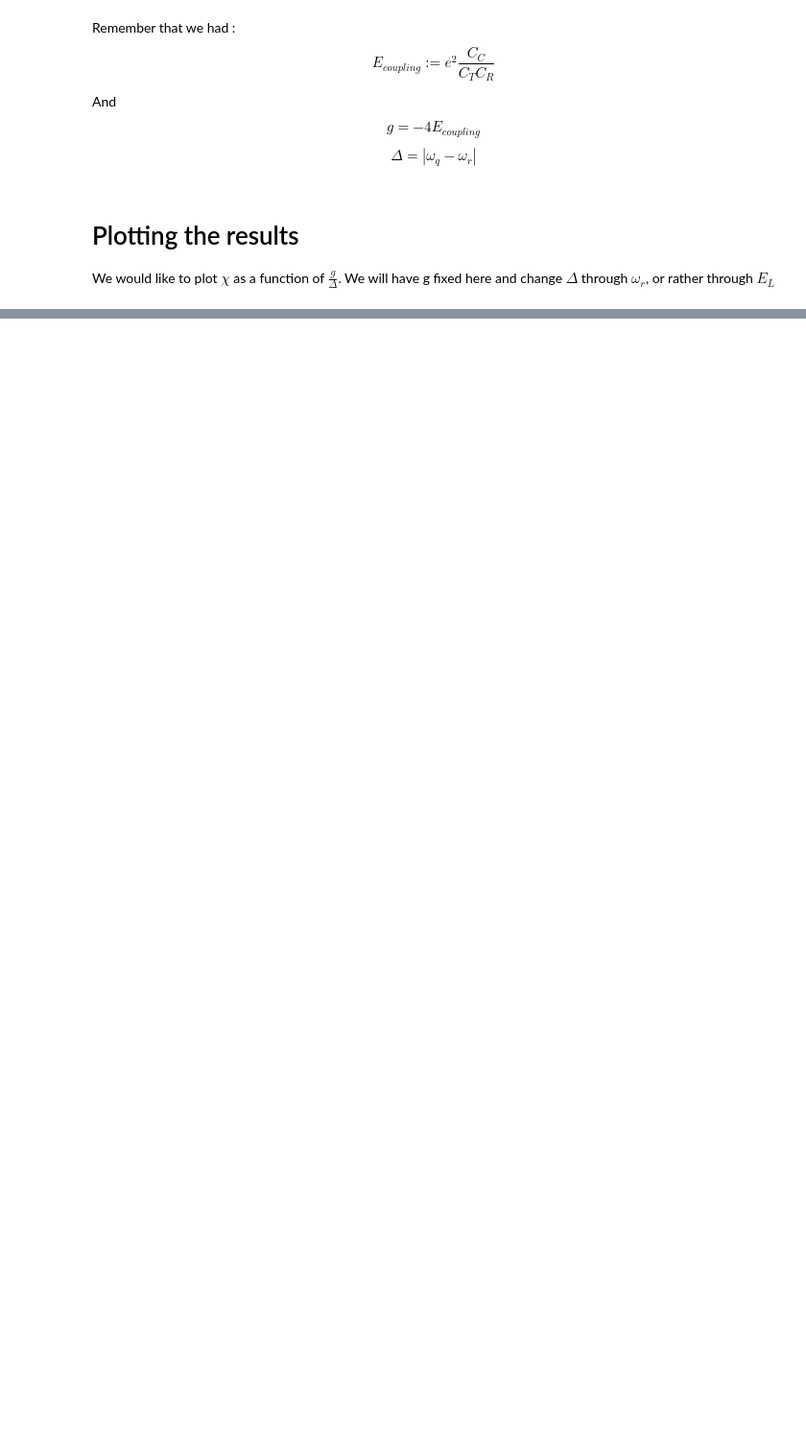
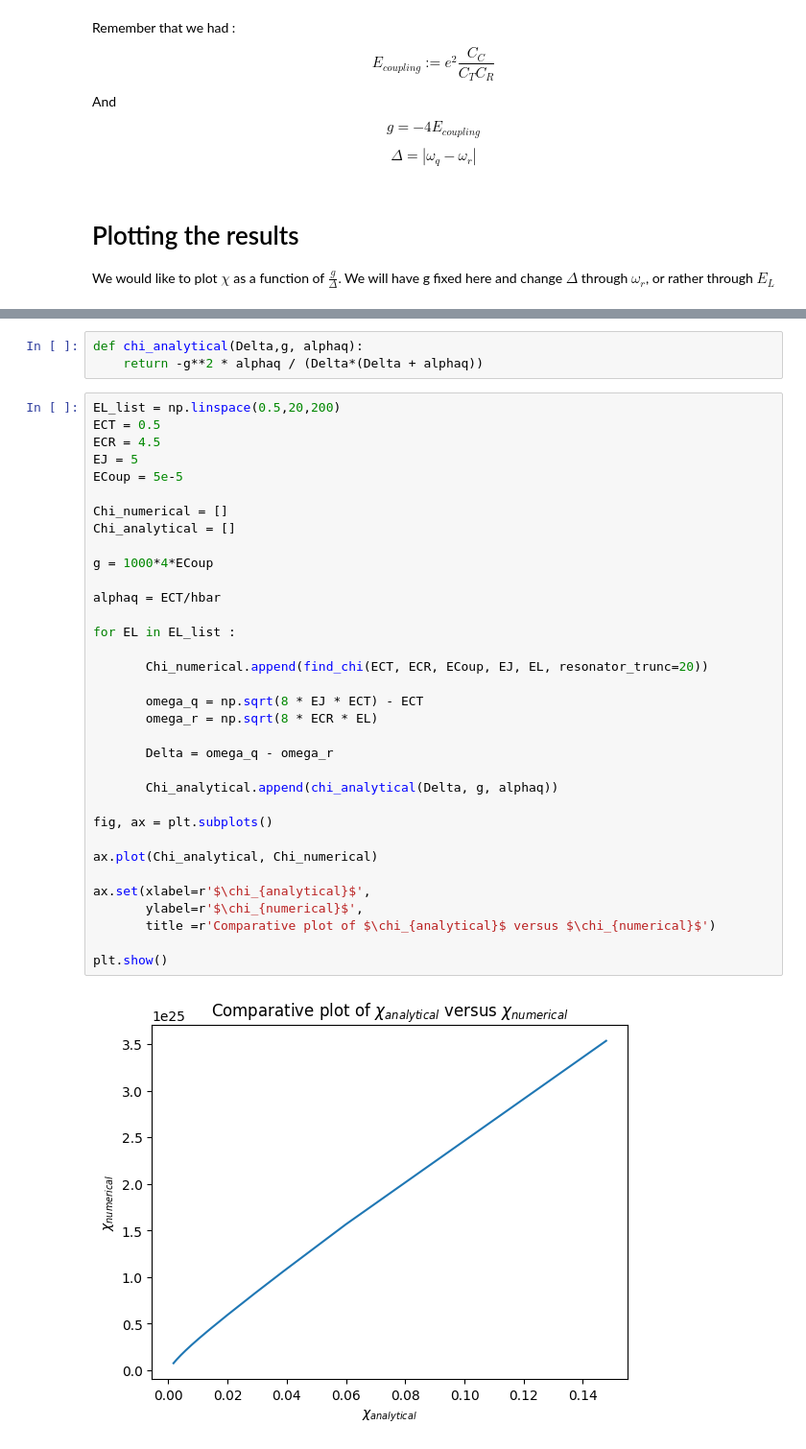
Before and after one commit to GabrielVandersippe/TR-informatique-quantique, a Jupyter notebook: find_chi_trsm_read.ipynb, the cells around one changed output, grey strips where cells are left out. Shown at 96% size. Saved outputs shown, nothing was run; the diff lists cells and outputs as text; blank space fills up the shorter version.

```diff
--- a/find_chi_trsm_read.ipynb
+++ b/find_chi_trsm_read.ipynb
@@ -124,0 +141,39 @@ plt.show()
+# %%
+def chi_analytical(Delta,g, alphaq):
+    return -g**2 * alphaq / (Delta*(Delta + alphaq))
+# %%
+EL_list = np.linspace(0.5,20,200)
+ECT = 0.5
+ECR = 4.5
+EJ = 5
+ECoup = 5e-5
+
+Chi_numerical = []
+Chi_analytical = []
+
+g = 1000*4*ECoup
+
+alphaq = ECT/hbar
+
+for EL in EL_list :
+
+       Chi_numerical.append(find_chi(ECT, ECR, ECoup, EJ, EL, resonator_trunc=20))
+
+       omega_q = np.sqrt(8 * EJ * ECT) - ECT
+       omega_r = np.sqrt(8 * ECR * EL)
+
+       Delta = omega_q - omega_r
+
+       Chi_analytical.append(chi_analytical(Delta, g, alphaq))
+
+fig, ax = plt.subplots()
+
+ax.plot(Chi_analytical, Chi_numerical)
+
+ax.set(xlabel=r'$\chi_{analytical}$',
+       ylabel=r'$\chi_{numerical}$',
+       title =r'Comparative plot of $\chi_{analytical}$ versus $\chi_{numerical}$')
+
+plt.show()
+# %% [output]
+[figure, added]
```
Also changed, not shown: parts of 6 cells of this notebook, 1 other file.
